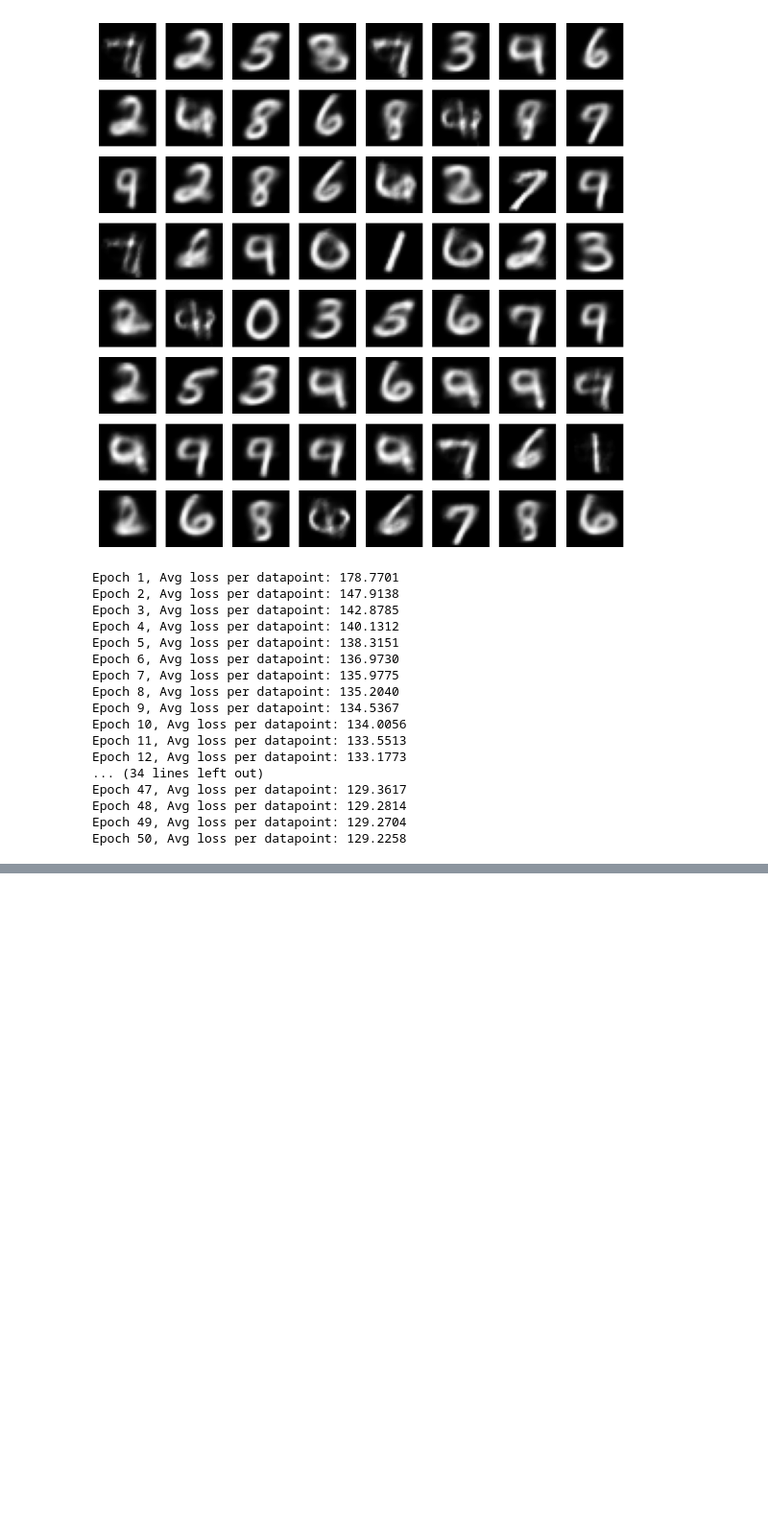
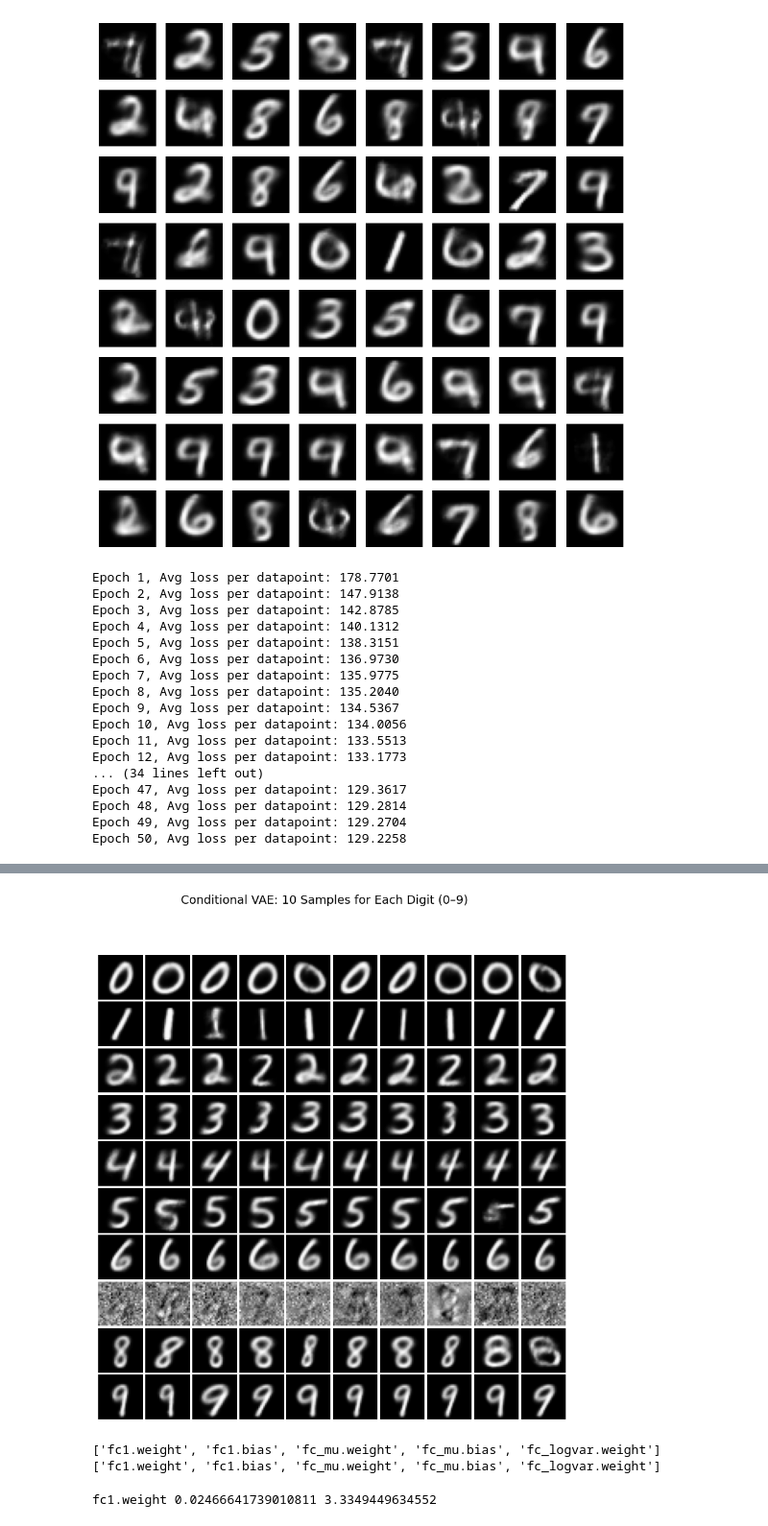
Before and after one commit to MatinGhiasi32/SelectiveAmnesiaMNIST, a Jupyter notebook: main.ipynb, the cells around one changed output, grey strips where cells are left out. Shown at 96% size. Cells and saved outputs as stored; diff of their text form; code cells hidden in the pictures; blank space fills up the shorter version.

Commit message:
Added SA to the model to forget the digit 7

```diff
--- a/main.ipynb
+++ b/main.ipynb
@@ -257,0 +255,12 @@ plt.show()
+# %%
+# Forgetting a specific class (e.g., digit '7')
+FORGET_CLASS = 7
+
+forget_indices = [i for i, (_, y) in enumerate(train_dataset) if y == FORGET_CLASS]
+retain_indices = [i for i, (_, y) in enumerate(train_dataset) if y != FORGET_CLASS]
+
+forget_dataset = Subset(train_dataset, forget_indices)
+retain_dataset = Subset(train_dataset, retain_indices)
+
+forget_loader = DataLoader(forget_dataset, batch_size=128, shuffle=True)
+retain_loader = DataLoader(retain_dataset, batch_size=128, shuffle=True)
@@ -257,0 +285,7 @@ plt.show()
+# %%
+fisher = compute_fisher(model2, retain_loader, device)  # fisher averaged per-sample
+sa_model = copy.deepcopy(model2).to(device)
+theta_star = {n: p.clone().detach() for n, p in sa_model.named_parameters()}
+optimizer2 = optim.Adam(sa_model.parameters(), lr=1e-3)
+for p in sa_model.parameters():
+    p.requires_grad = True
@@ -257,0 +349,35 @@ plt.show()
+# %%
+sa_model.eval()
+n_samples_per_digit = 10
+num_classes = 10
+
+with torch.no_grad():
+    z = torch.randn(num_classes * n_samples_per_digit, sa_model.latent_dim).to(device)
+    y = torch.arange(0, num_classes).repeat_interleave(n_samples_per_digit).to(device)
+    samples = sa_model.decode(z, y).view(-1, 1, 28, 28).cpu()
+
+fig, axes = plt.subplots(num_classes, n_samples_per_digit, figsize=(10, 10))
+plt.subplots_adjust(wspace=0.05, hspace=0.05)
+
+for i in range(num_classes):
+    for j in range(n_samples_per_digit):
+        ax = axes[i, j]
+        ax.imshow(samples[i * n_samples_per_digit + j][0], cmap='gray')
+        ax.axis('off')
+
+plt.suptitle("Conditional VAE: 10 Samples for Each Digit (0–9)", fontsize=14)
+plt.show()
+# %% [output]
+[figure, added]
+# %%
+print(list(fisher.keys())[:5])
+print([name for name, _ in sa_model.named_parameters()][:5])
+# %% [output]
+['fc1.weight', 'fc1.bias', 'fc_mu.weight', 'fc_mu.bias', 'fc_logvar.weight']
+['fc1.weight', 'fc1.bias', 'fc_mu.weight', 'fc_mu.bias', 'fc_logvar.weight']
+# %%
+for name, f in fisher.items():
+    print(name, f.mean().item(), f.max().item())
+    break
+# %% [output]
+fc1.weight 0.02466641739010811 3.3349449634552
```
Also changed, not shown: parts of 9 cells of this notebook, 1 other file.
